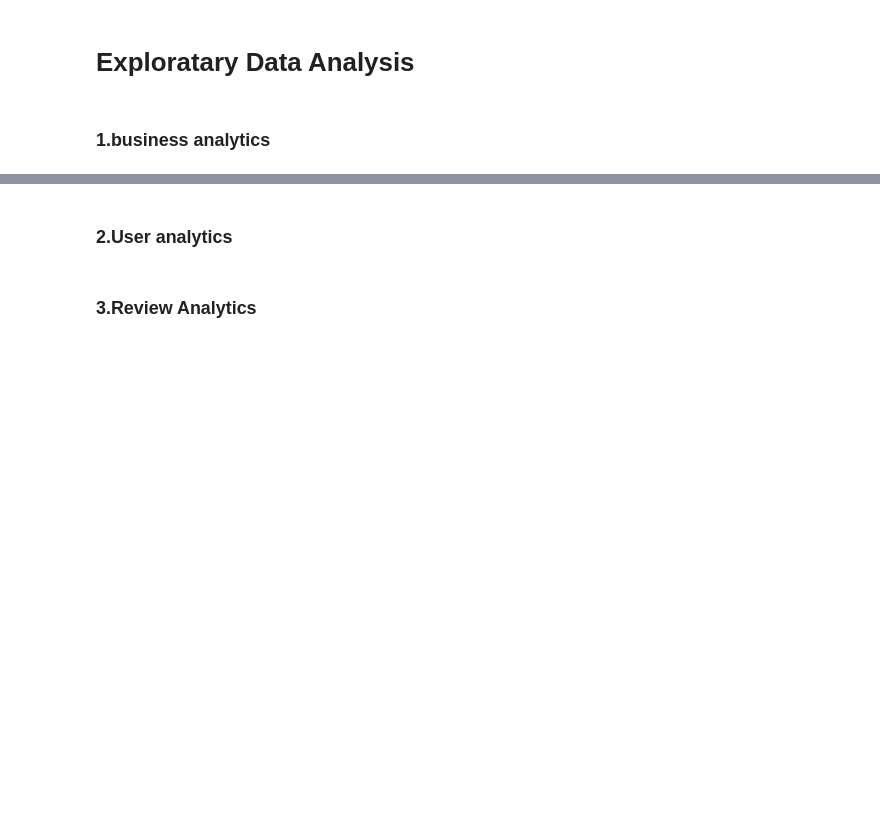
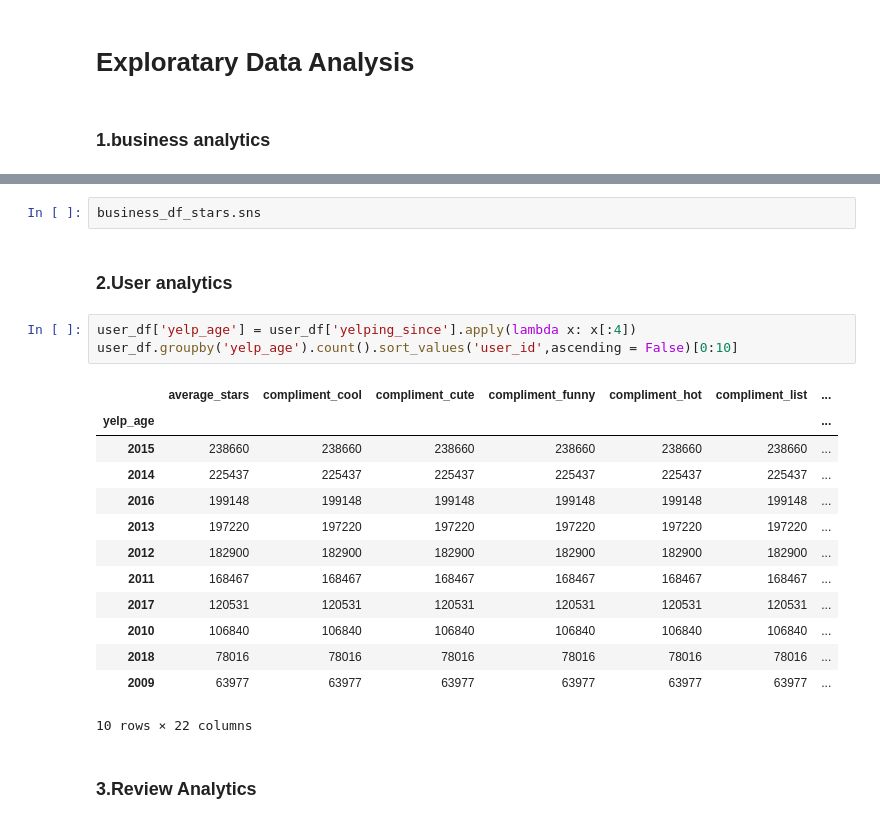
Before and after one commit to vivienfay/Recommendation-System-based-on-Yelp-Dataset, a Jupyter notebook: Recommendation_system.ipynb, the cells around one changed output, grey strips where cells are left out. Saved outputs shown, nothing was run; the diff lists cells and outputs as text; blank space fills up the shorter version.

```diff
--- a/Recommendation_system.ipynb
+++ b/Recommendation_system.ipynb
@@ -69,5 +107,24 @@ business_df_stars[0:3]
+# %%
+business_df_stars.sns
 # %% [markdown]
 ### 2.User analytics
+# %%
+user_df['yelp_age'] = user_df['yelping_since'].apply(lambda x: x[:4])
+user_df.groupby('yelp_age').count().sort_values('user_id',ascending = False)[0:10]
+# %% [output]
+|  | average_stars | compliment_cool | compliment_cute | compliment_funny | compliment_hot | compliment_list | ... |
+| yelp_age |  |  |  |  |  |  | ... |
+| 2015 | 238660 | 238660 | 238660 | 238660 | 238660 | 238660 | ... |
+| 2014 | 225437 | 225437 | 225437 | 225437 | 225437 | 225437 | ... |
+| 2016 | 199148 | 199148 | 199148 | 199148 | 199148 | 199148 | ... |
+| 2013 | 197220 | 197220 | 197220 | 197220 | 197220 | 197220 | ... |
+| 2012 | 182900 | 182900 | 182900 | 182900 | 182900 | 182900 | ... |
+| 2011 | 168467 | 168467 | 168467 | 168467 | 168467 | 168467 | ... |
+| 2017 | 120531 | 120531 | 120531 | 120531 | 120531 | 120531 | ... |
+| 2010 | 106840 | 106840 | 106840 | 106840 | 106840 | 106840 | ... |
+| 2018 | 78016 | 78016 | 78016 | 78016 | 78016 | 78016 | ... |
+| 2009 | 63977 | 63977 | 63977 | 63977 | 63977 | 63977 | ... |
+10 rows × 22 columns
 # %% [markdown]
 ### 3.Review Analytics
 # %% [markdown]
```
Also changed, not shown: parts of 18 cells of this notebook, 1 other file.
